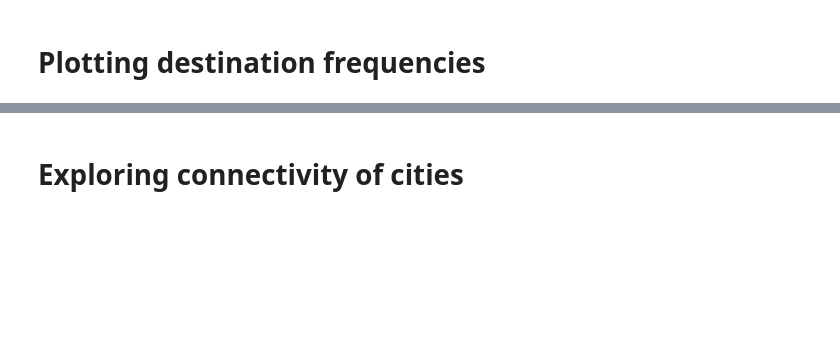
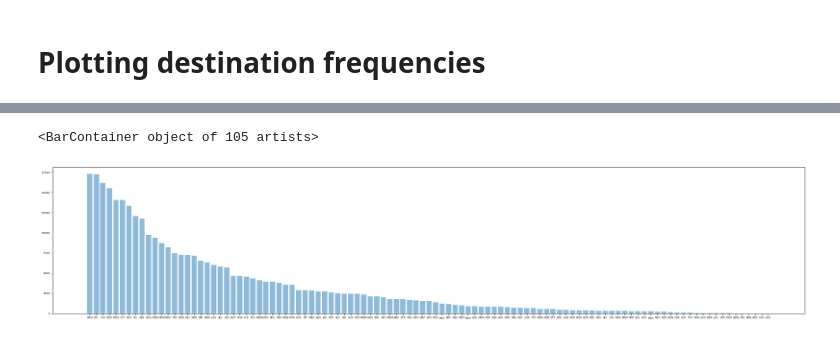
Before and after one commit to SergiiVolodkoWorking/pairing-test-data-engineer, a Jupyter notebook: notebooks/data-exploration.ipynb, the cells around one changed output, grey strips where cells are left out. Drawn from its saved outputs; the diff is of its cells as text; code cells hidden in the pictures; blank space fills up the shorter version.

Commit message:
Cleanups in data-exploration notebook

```diff
--- a/notebooks/data-exploration.ipynb
+++ b/notebooks/data-exploration.ipynb
@@ -50,7 +50,7 @@ planes_df.head()
 # %% [markdown]
 # Extetend Flights dataset with timestamp
 # %%
-flights_df = pandas.read_csv('data/flights.csv')
+flights_df = pd.read_csv('../data/flights.csv')
 
 f = flights_df
 flights_df['date'] = pandas.to_datetime(flights_df[['year', 'month', 'day', 'hour', 'minute']])
@@ -109,2 +97,9 @@ Total departure cities: 3
 # %% [markdown]
 # Plotting destination frequencies
+# %%
+flights_per_destination_count_df = flights_df.groupby(flights_df['dest']).size().sort_index().reset_index()
+
+flights_per_destination_count_df.columns = ['dest','count']
+
+sorted_flights_per_destination_count_df = flights_per_destination_count_df.sort_values(by=['count'], ascending=False)
+sorted_flights_per_destination_count_df.head(10)
@@ -111,16 +118,16 @@ Total departure cities: 3
 # %%
 
-# import matplotlib.pyplot as plt
+import matplotlib.pyplot as plt
 
-# f, ax = plt.subplots(figsize=(30,6))
+f, ax = plt.subplots(figsize=(30,6))
 
-# SMALL_SIZE = 6
-# for item in ([ax.title, ax.xaxis.label, ax.yaxis.label] +
-#              ax.get_xticklabels() + ax.get_yticklabels()):
-#     item.set_fontsize(SMALL_SIZE)
+SMALL_SIZE = 6
+for item in ([ax.title, ax.xaxis.label, ax.yaxis.label] +
+             ax.get_xticklabels() + ax.get_yticklabels()):
+    item.set_fontsize(SMALL_SIZE)
 
-# sorted_flights_per_destination_count_df = flights_per_destination_count_df.sort_values(by=['count'], ascending=False)
-
-# plt.bar(sorted_flights_per_destination_count_df['dest'],sorted_flights_per_destination_count_df['count'], align='center', alpha=0.5)
+df = sorted_flights_per_destination_count_df
+plt.bar(df['dest'], df['count'], align='center', alpha=0.5)
+# %% [output]
+<BarContainer object of 105 artists>
+[figure, added]
-# %% [markdown]
-# Exploring connectivity of cities
```
Also changed, not shown: parts of 8 cells of this notebook, 1 other file.
